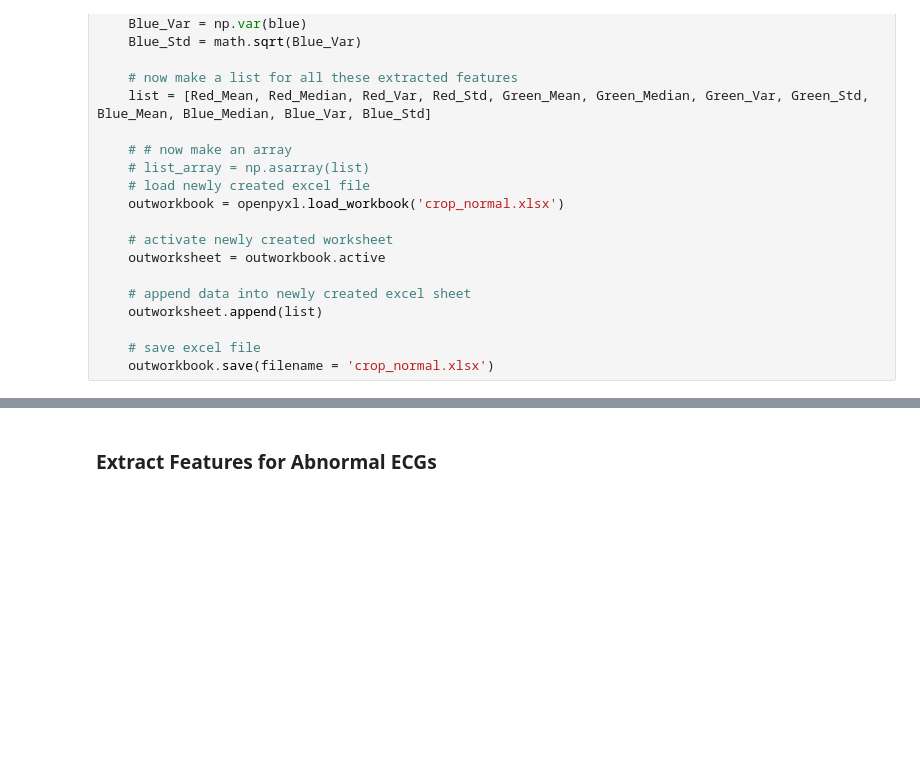
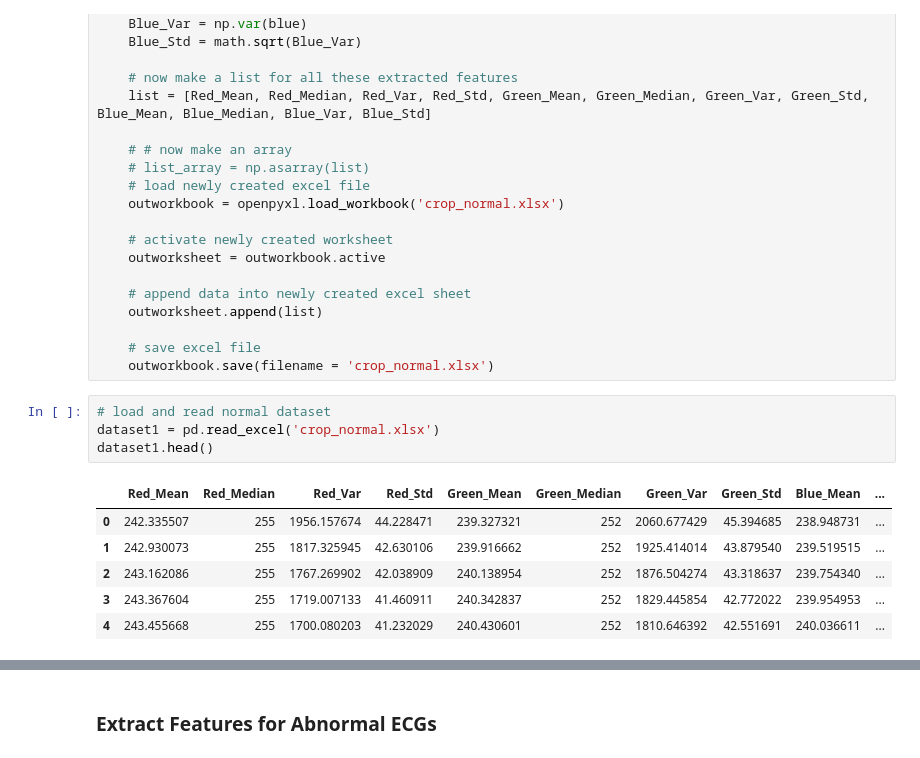
Before and after one commit to arfan64shah/Heart_Disease_Prediction, a Jupyter notebook: ECG_Images_Cropping_Then_ANN.ipynb, the cells around one changed output, grey strips where cells are left out. Cells and saved outputs as stored; diff of their text form; blank space fills up the shorter version.

Commit message:
Added program to finalize final dataset

```diff
--- a/ECG_Images_Cropping_Then_ANN.ipynb
+++ b/ECG_Images_Cropping_Then_ANN.ipynb
@@ -196,3 +196,14 @@ for normal_image in normal:
 
     # save excel file
     outworkbook.save(filename = 'crop_normal.xlsx')
+# %%
+# load and read normal dataset
+dataset1 = pd.read_excel('crop_normal.xlsx')
+dataset1.head()
+# %% [output]
+|  | Red_Mean | Red_Median | Red_Var | Red_Std | Green_Mean | Green_Median | Green_Var | Green_Std | Blue_Mean | ... |
+| 0 | 242.335507 | 255 | 1956.157674 | 44.228471 | 239.327321 | 252 | 2060.677429 | 45.394685 | 238.948731 | ... |
+| 1 | 242.930073 | 255 | 1817.325945 | 42.630106 | 239.916662 | 252 | 1925.414014 | 43.879540 | 239.519515 | ... |
+| 2 | 243.162086 | 255 | 1767.269902 | 42.038909 | 240.138954 | 252 | 1876.504274 | 43.318637 | 239.754340 | ... |
+| 3 | 243.367604 | 255 | 1719.007133 | 41.460911 | 240.342837 | 252 | 1829.445854 | 42.772022 | 239.954953 | ... |
+| 4 | 243.455668 | 255 | 1700.080203 | 41.232029 | 240.430601 | 252 | 1810.646392 | 42.551691 | 240.036611 | ... |
```
Also changed, not shown: parts of 9 cells of this notebook, 1 other file.
